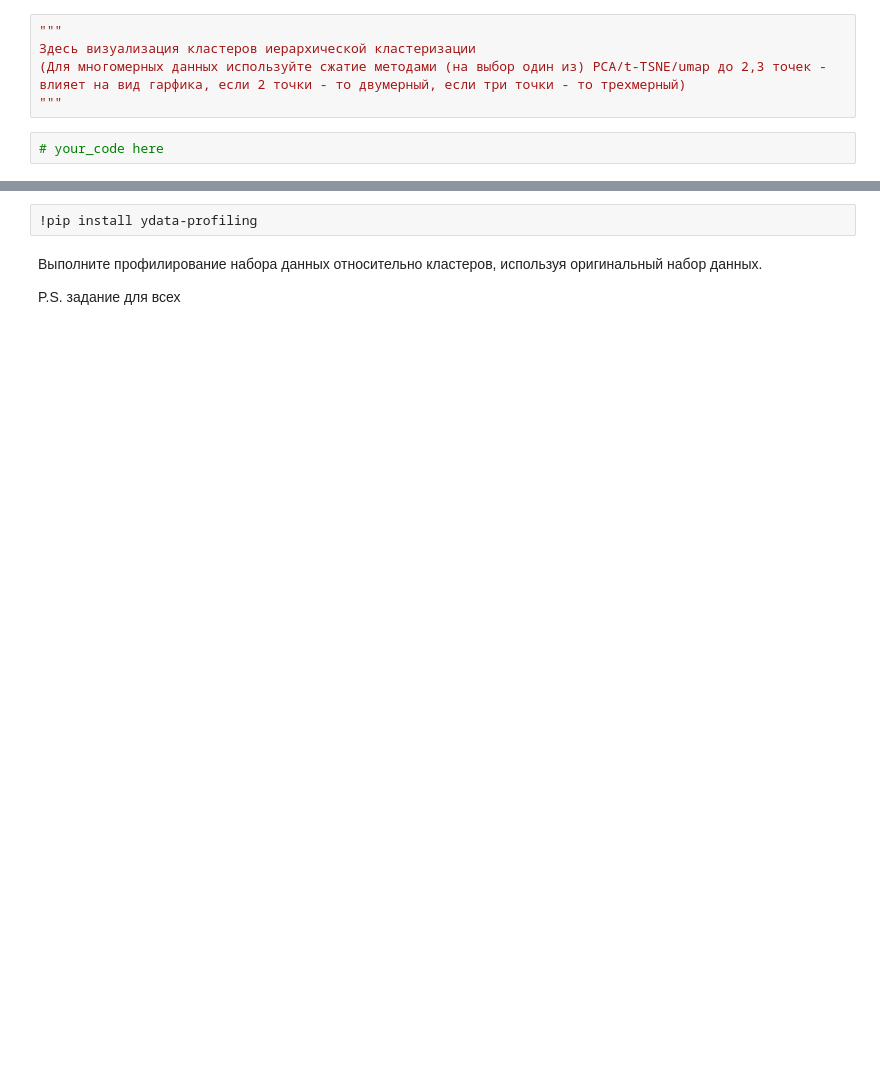
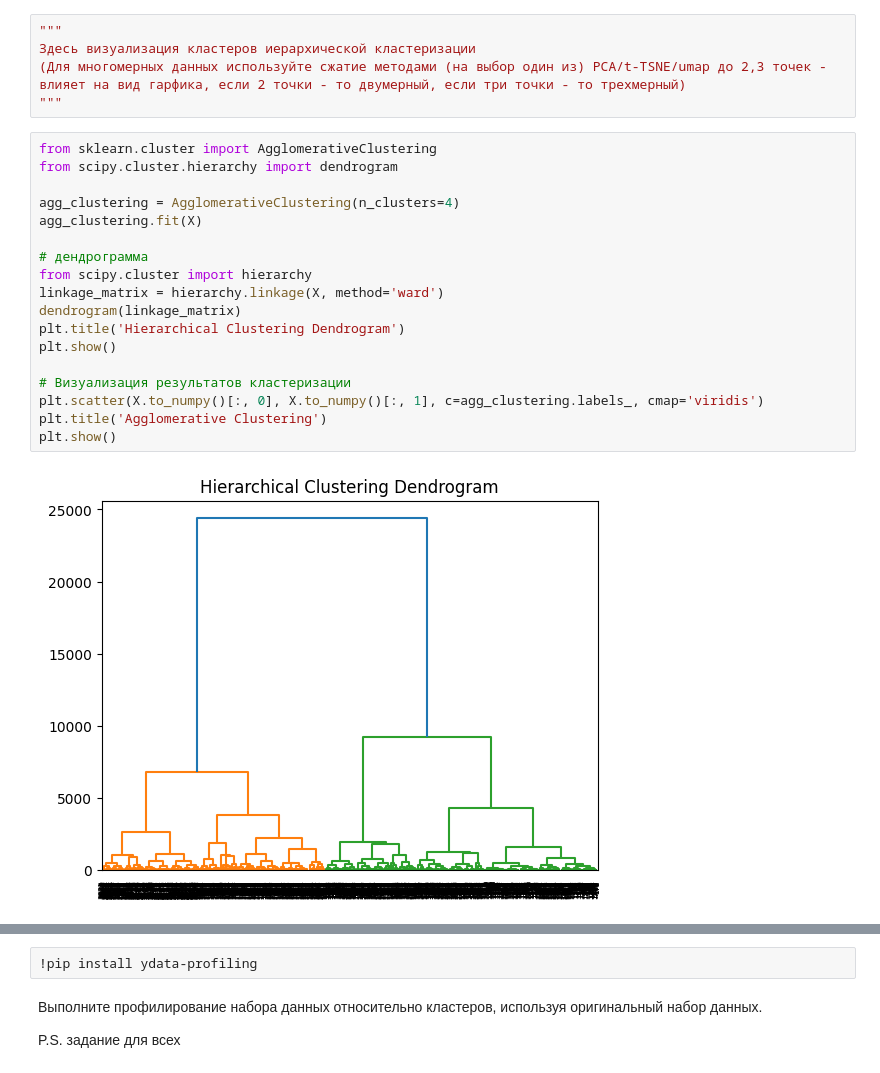
Before and after one commit to shyguuy/lab, a Jupyter notebook: lab4/Задание_4.ipynb, the cells around one changed output, grey strips where cells are left out. Saved outputs shown, nothing was run; the diff lists cells and outputs as text; blank space fills up the shorter version.

```diff
--- a/lab4/Задание_4.ipynb
+++ b/lab4/Задание_4.ipynb
@@ -305,5 +342,23 @@ plt.show()
 Здесь визуализация кластеров иерархической кластеризации
 (Для многомерных данных используйте сжатие методами (на выбор один из) PCA/t-TSNE/umap до 2,3 точек - влияет на вид гарфика, если 2 точки - то двумерный, если три точки - то трехмерный)
 """
-# %%
-# your_code here
+# %%
+from sklearn.cluster import AgglomerativeClustering
+from scipy.cluster.hierarchy import dendrogram
+
+agg_clustering = AgglomerativeClustering(n_clusters=4)
+agg_clustering.fit(X)
+
+# дендрограмма
+from scipy.cluster import hierarchy
+linkage_matrix = hierarchy.linkage(X, method='ward')
+dendrogram(linkage_matrix)
+plt.title('Hierarchical Clustering Dendrogram')
+plt.show()
+
+# Визуализация результатов кластеризации
+plt.scatter(X.to_numpy()[:, 0], X.to_numpy()[:, 1], c=agg_clustering.labels_, cmap='viridis')
+plt.title('Agglomerative Clustering')
+plt.show()
+# %% [output]
+[figure, added]
```
Also changed, not shown: parts of 6 cells of this notebook.
